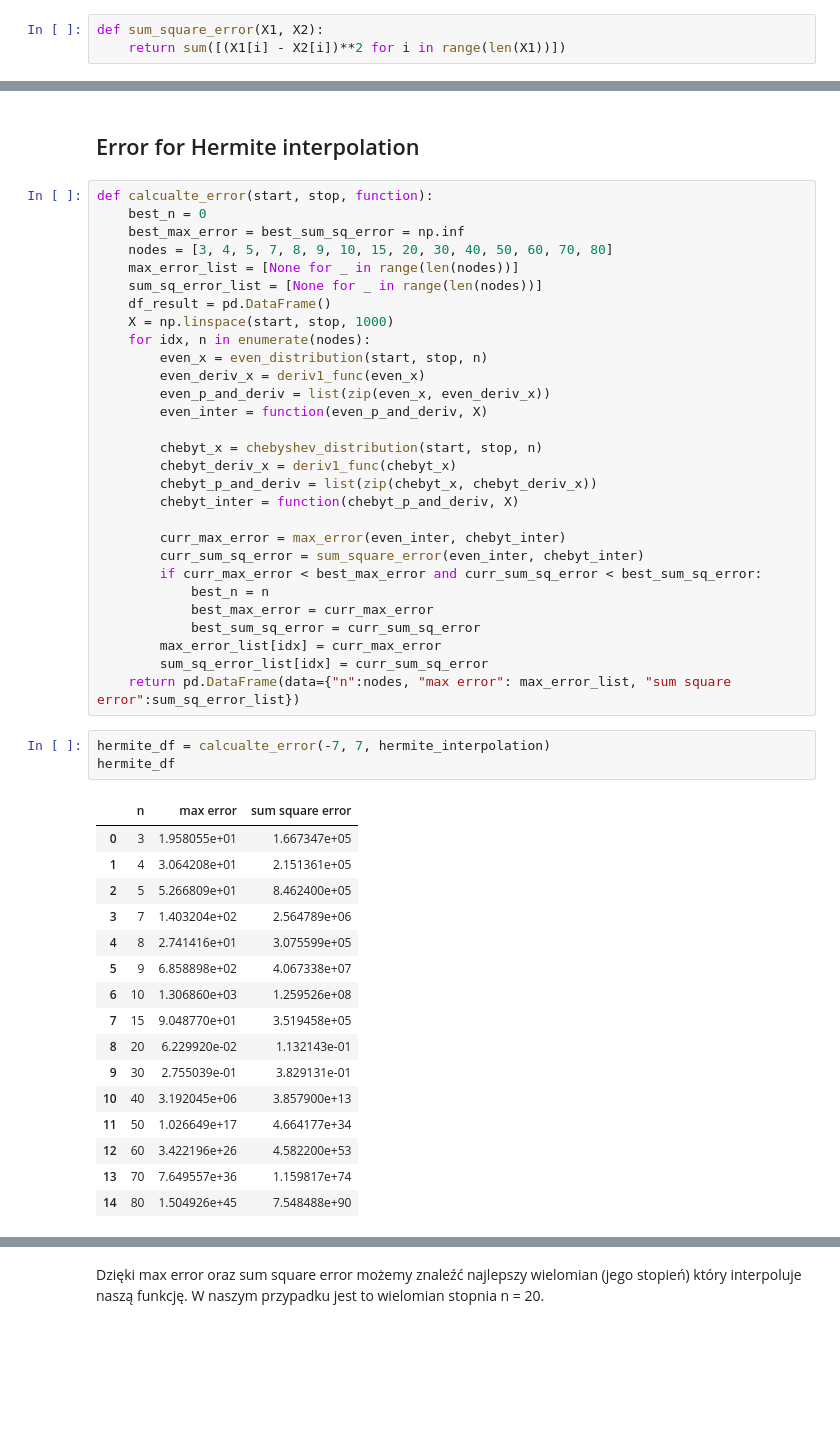
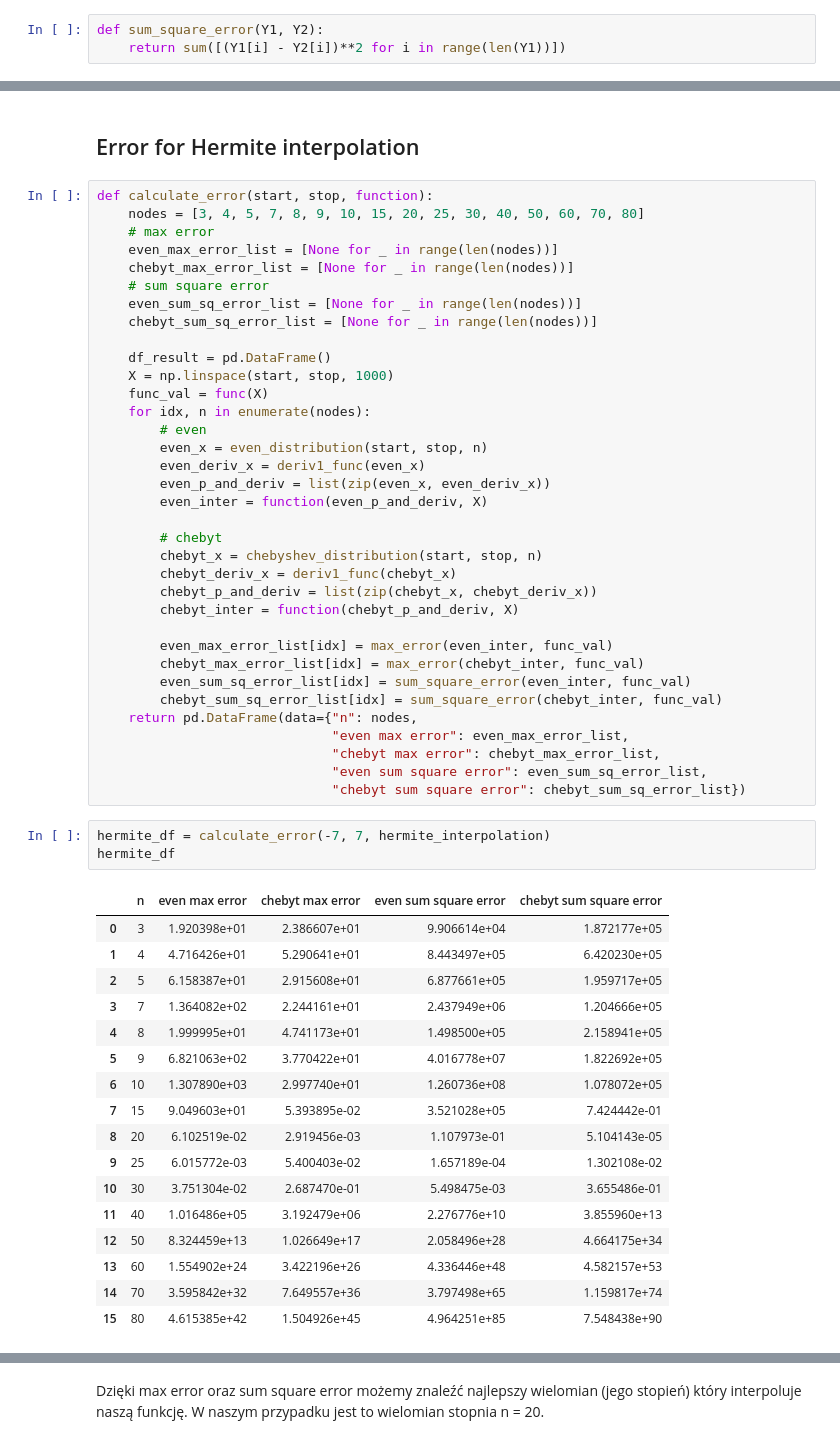
Before and after one commit to Szymon-Budziak/MOwNiT_course_AGH, a Jupyter notebook: Lab_3/Lab_3_code.ipynb, the cells around one changed output, grey strips where cells are left out. Saved outputs shown, nothing was run; the diff lists cells and outputs as text; blank space fills up the shorter version.

```diff
--- a/Lab_3/Lab_3_code.ipynb
+++ b/Lab_3/Lab_3_code.ipynb
@@ -88,6 +86,6 @@ def max_error(X1, X2):
 # %%
-def sum_square_error(X1, X2):
-    return sum([(X1[i] - X2[i])**2 for i in range(len(X1))])
+def sum_square_error(Y1, Y2):
+    return sum([(Y1[i] - Y2[i])**2 for i in range(len(Y1))])
 # %% [markdown]
 ## Hermite interpolation
 # %% [markdown]
@@ -300,52 +257,59 @@ chebyt_hermite_own_implementation(-7, 7, 20)
 # %% [markdown]
 ## Error for Hermite interpolation
 # %%
-def calcualte_error(start, stop, function):
-    best_n = 0
-    best_max_error = best_sum_sq_error = np.inf
-    nodes = [3, 4, 5, 7, 8, 9, 10, 15, 20, 30, 40, 50, 60, 70, 80]
-    max_error_list = [None for _ in range(len(nodes))]
-    sum_sq_error_list = [None for _ in range(len(nodes))]
+def calculate_error(start, stop, function):
+    nodes = [3, 4, 5, 7, 8, 9, 10, 15, 20, 25, 30, 40, 50, 60, 70, 80]
+    # max error
+    even_max_error_list = [None for _ in range(len(nodes))]
+    chebyt_max_error_list = [None for _ in range(len(nodes))]
+    # sum square error
+    even_sum_sq_error_list = [None for _ in range(len(nodes))]
+    chebyt_sum_sq_error_list = [None for _ in range(len(nodes))]
+
     df_result = pd.DataFrame()
     X = np.linspace(start, stop, 1000)
+    func_val = func(X)
     for idx, n in enumerate(nodes):
+        # even
         even_x = even_distribution(start, stop, n)
         even_deriv_x = deriv1_func(even_x)
         even_p_and_deriv = list(zip(even_x, even_deriv_x))
         even_inter = function(even_p_and_deriv, X)
 
+        # chebyt
         chebyt_x = chebyshev_distribution(start, stop, n)
         chebyt_deriv_x = deriv1_func(chebyt_x)
         chebyt_p_and_deriv = list(zip(chebyt_x, chebyt_deriv_x))
         chebyt_inter = function(chebyt_p_and_deriv, X)
 
-        curr_max_error = max_error(even_inter, chebyt_inter)
-        curr_sum_sq_error = sum_square_error(even_inter, chebyt_inter)
-        if curr_max_error < best_max_error and curr_sum_sq_error < best_sum_sq_error:
-            best_n = n
-            best_max_error = curr_max_error
-            best_sum_sq_error = curr_sum_sq_error
-        max_error_list[idx] = curr_max_error
-        sum_sq_error_list[idx] = curr_sum_sq_error
-    return pd.DataFrame(data={"n":nodes, "max error": max_error_list, "sum square error":sum_sq_error_list})
+        even_max_error_list[idx] = max_error(even_inter, func_val)
+        chebyt_max_error_list[idx] = max_error(chebyt_inter, func_val)
+        even_sum_sq_error_list[idx] = sum_square_error(even_inter, func_val)
+        chebyt_sum_sq_error_list[idx] = sum_square_error(chebyt_inter, func_val)
+    return pd.DataFrame(data={"n": nodes,
+                              "even max error": even_max_error_list,
+                              "chebyt max error": chebyt_max_error_list,
+                              "even sum square error": even_sum_sq_error_list,
+                              "chebyt sum square error": chebyt_sum_sq_error_list})
 # %%
-hermite_df = calcualte_error(-7, 7, hermite_interpolation)
+hermite_df = calculate_error(-7, 7, hermite_interpolation)
 hermite_df
 # %% [output]
-|  | n | max error | sum square error |
-| 0 | 3 | 1.958055e+01 | 1.667347e+05 |
-| 1 | 4 | 3.064208e+01 | 2.151361e+05 |
-| 2 | 5 | 5.266809e+01 | 8.462400e+05 |
-| 3 | 7 | 1.403204e+02 | 2.564789e+06 |
-| 4 | 8 | 2.741416e+01 | 3.075599e+05 |
-| 5 | 9 | 6.858898e+02 | 4.067338e+07 |
-| 6 | 10 | 1.306860e+03 | 1.259526e+08 |
-| 7 | 15 | 9.048770e+01 | 3.519458e+05 |
-| 8 | 20 | 6.229920e-02 | 1.132143e-01 |
-| 9 | 30 | 2.755039e-01 | 3.829131e-01 |
-| 10 | 40 | 3.192045e+06 | 3.857900e+13 |
-| 11 | 50 | 1.026649e+17 | 4.664177e+34 |
-| 12 | 60 | 3.422196e+26 | 4.582200e+53 |
-| 13 | 70 | 7.649557e+36 | 1.159817e+74 |
-| 14 | 80 | 1.504926e+45 | 7.548488e+90 |
+|  | n | even max error | chebyt max error | even sum square error | chebyt sum square error |
+| 0 | 3 | 1.920398e+01 | 2.386607e+01 | 9.906614e+04 | 1.872177e+05 |
+| 1 | 4 | 4.716426e+01 | 5.290641e+01 | 8.443497e+05 | 6.420230e+05 |
+| 2 | 5 | 6.158387e+01 | 2.915608e+01 | 6.877661e+05 | 1.959717e+05 |
+| 3 | 7 | 1.364082e+02 | 2.244161e+01 | 2.437949e+06 | 1.204666e+05 |
+| 4 | 8 | 1.999995e+01 | 4.741173e+01 | 1.498500e+05 | 2.158941e+05 |
+| 5 | 9 | 6.821063e+02 | 3.770422e+01 | 4.016778e+07 | 1.822692e+05 |
+| 6 | 10 | 1.307890e+03 | 2.997740e+01 | 1.260736e+08 | 1.078072e+05 |
+| 7 | 15 | 9.049603e+01 | 5.393895e-02 | 3.521028e+05 | 7.424442e-01 |
+| 8 | 20 | 6.102519e-02 | 2.919456e-03 | 1.107973e-01 | 5.104143e-05 |
+| 9 | 25 | 6.015772e-03 | 5.400403e-02 | 1.657189e-04 | 1.302108e-02 |
+| 10 | 30 | 3.751304e-02 | 2.687470e-01 | 5.498475e-03 | 3.655486e-01 |
+| 11 | 40 | 1.016486e+05 | 3.192479e+06 | 2.276776e+10 | 3.855960e+13 |
+| 12 | 50 | 8.324459e+13 | 1.026649e+17 | 2.058496e+28 | 4.664175e+34 |
+| 13 | 60 | 1.554902e+24 | 3.422196e+26 | 4.336446e+48 | 4.582157e+53 |
+| 14 | 70 | 3.595842e+32 | 7.649557e+36 | 3.797498e+65 | 1.159817e+74 |
+| 15 | 80 | 4.615385e+42 | 1.504926e+45 | 4.964251e+85 | 7.548438e+90 |
 # %%
```
Also changed, not shown: parts of 34 cells of this notebook, 1 other file.
